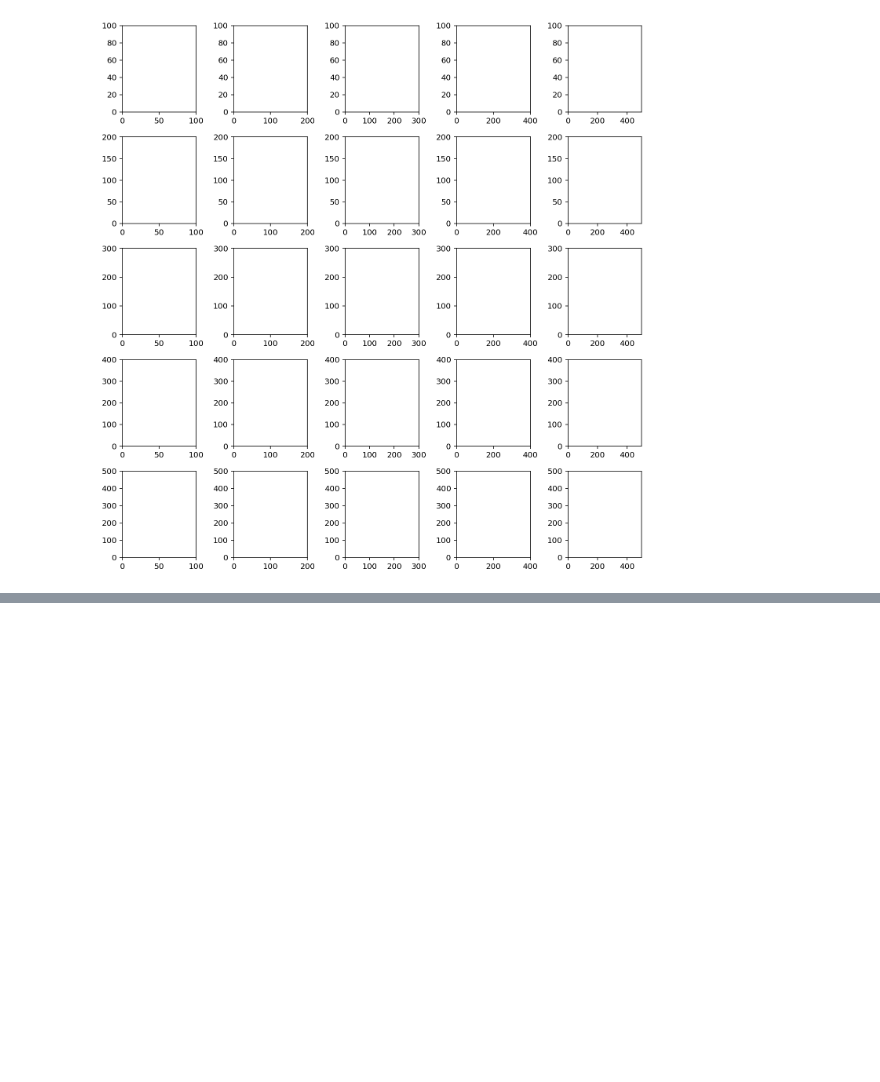
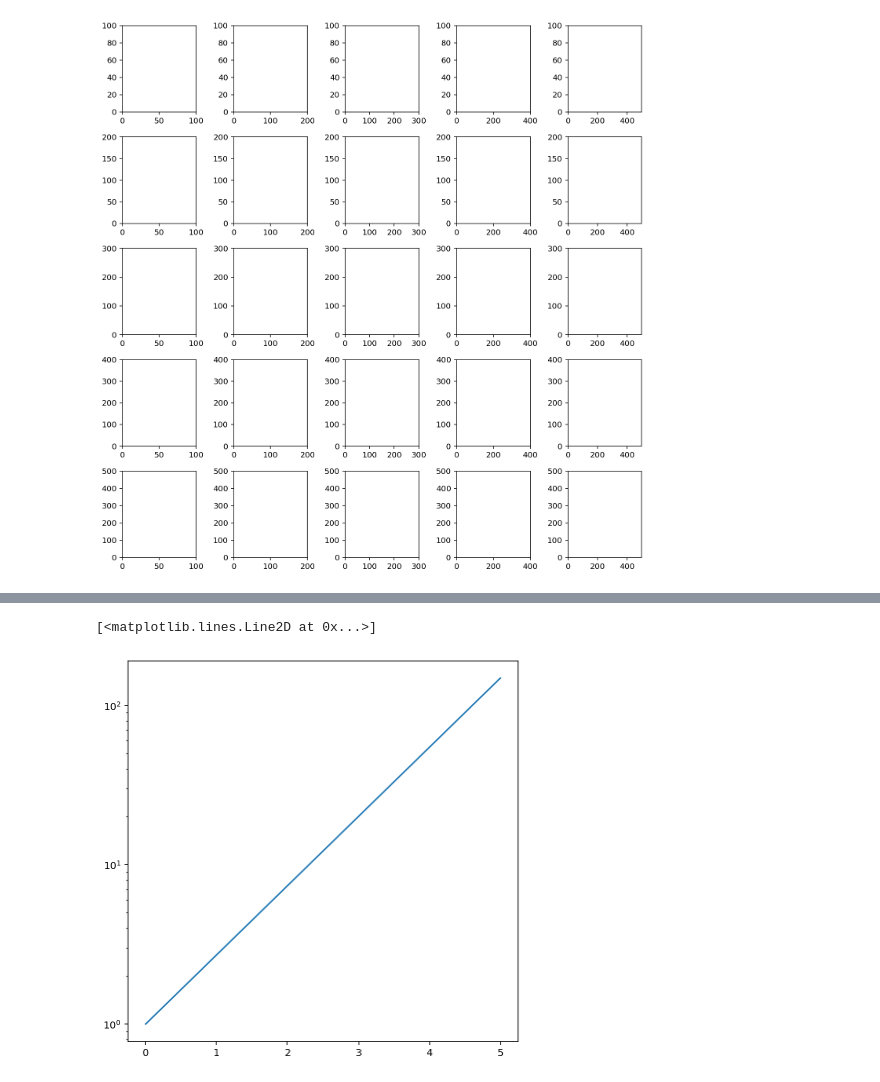
Before and after one commit to bluefruit0215/matplotlib_study, a Jupyter notebook: 1-2 실습.ipynb, the cells around one changed output, grey strips where cells are left out. Saved outputs shown, nothing was run; the diff lists cells and outputs as text; code cells hidden in the pictures; blank space fills up the shorter version.

```diff
--- a/1-2 실습.ipynb
+++ b/1-2 실습.ipynb
@@ -82,0 +100,10 @@ axes[0, 4].set_xlim([0, 500])
+# %%
+t = np.linspace(0, 5, 200)
+exp = np.exp(t)
+
+fig, ax = plt.subplots(figsize=(7,7))
+ax.set_yscale('log')
+ax.plot(t, exp)
+# %% [output]
+[<matplotlib.lines.Line2D at 0x...>]
+[figure, added]
```
Also changed, not shown: parts of 1 cell of this notebook.
